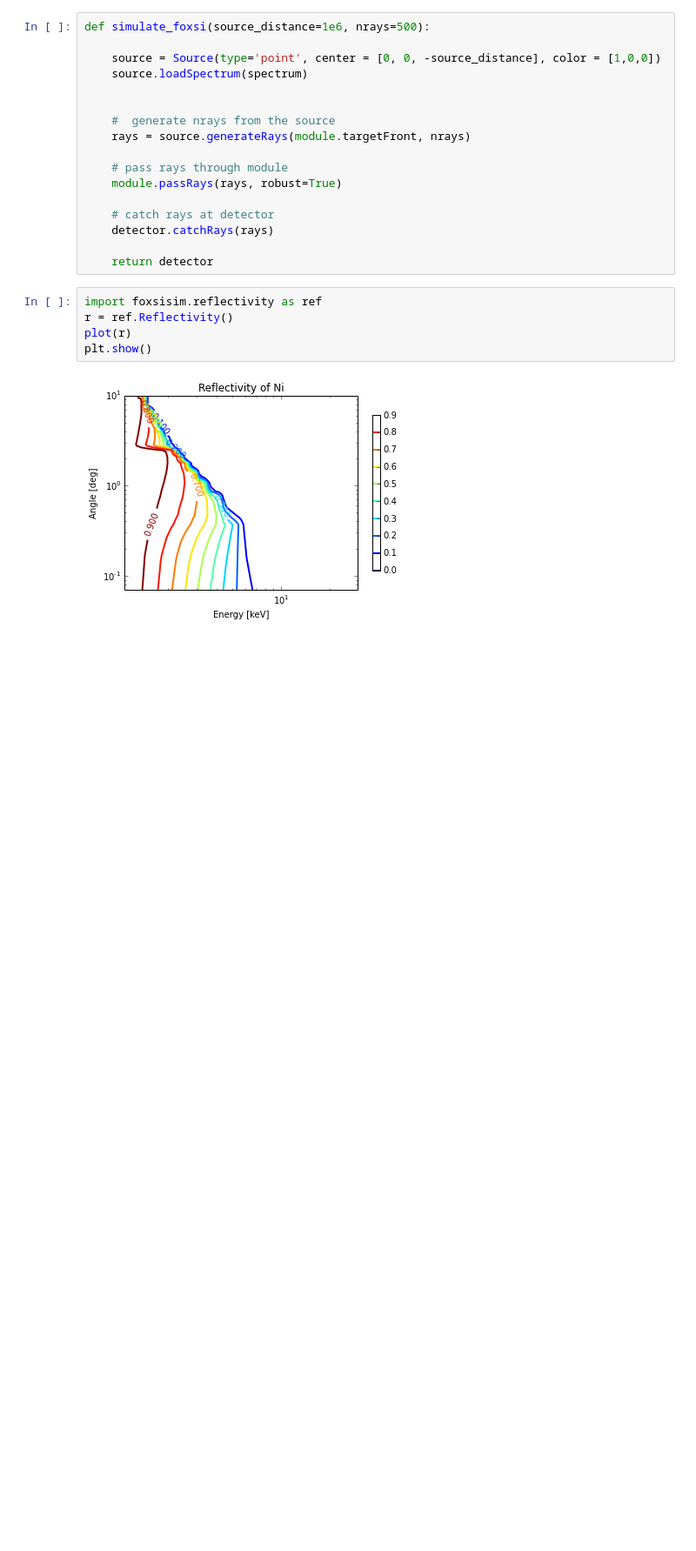
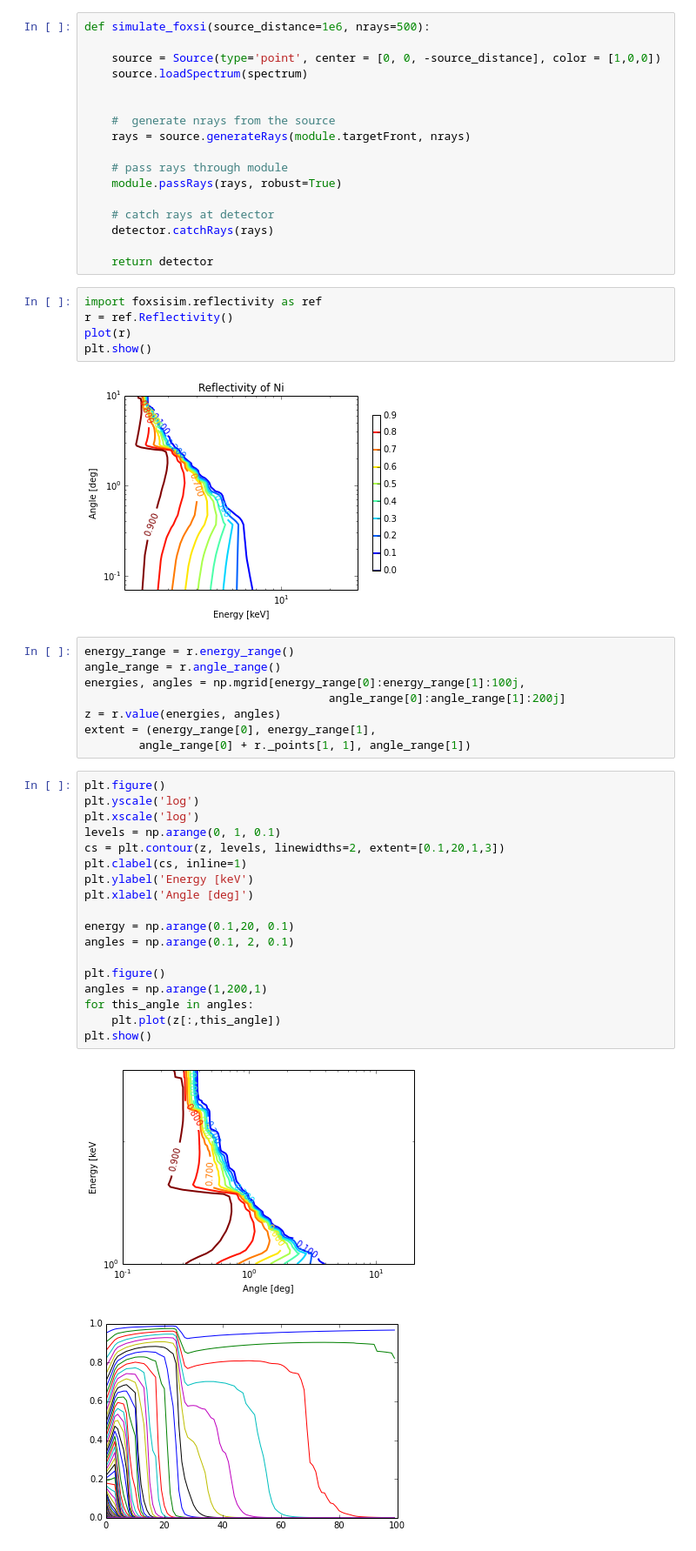
Before and after one commit to ehsteve/ipython-notebooks, a Jupyter notebook: FOXSI Optics Sim.ipynb, the cells around one changed output. Shown at 87% size. Drawn from its saved outputs; the diff is of its cells as text; blank space fills up the shorter version.

```diff
--- a/FOXSI Optics Sim.ipynb
+++ b/FOXSI Optics Sim.ipynb
@@ -145,3 +135,32 @@ plot(r)
 plt.show()
 # %% [output]
 [figure]
+# %%
+energy_range = r.energy_range()
+angle_range = r.angle_range()
+energies, angles = np.mgrid[energy_range[0]:energy_range[1]:100j,
+                                    angle_range[0]:angle_range[1]:200j]
+z = r.value(energies, angles)
+extent = (energy_range[0], energy_range[1],
+        angle_range[0] + r._points[1, 1], angle_range[1])
+# %%
+plt.figure()
+plt.yscale('log')
+plt.xscale('log')
+levels = np.arange(0, 1, 0.1)
+cs = plt.contour(z, levels, linewidths=2, extent=[0.1,20,1,3])
+plt.clabel(cs, inline=1)
+plt.ylabel('Energy [keV')
+plt.xlabel('Angle [deg]')
+
+energy = np.arange(0.1,20, 0.1)
+angles = np.arange(0.1, 2, 0.1)
+
+plt.figure()
+angles = np.arange(1,200,1)
+for this_angle in angles:
+    plt.plot(z[:,this_angle])
+plt.show()
+# %% [output]
+[figure, added]
+[figure, added]
```
Also changed, not shown: parts of 15 cells of this notebook, 3 other files.
